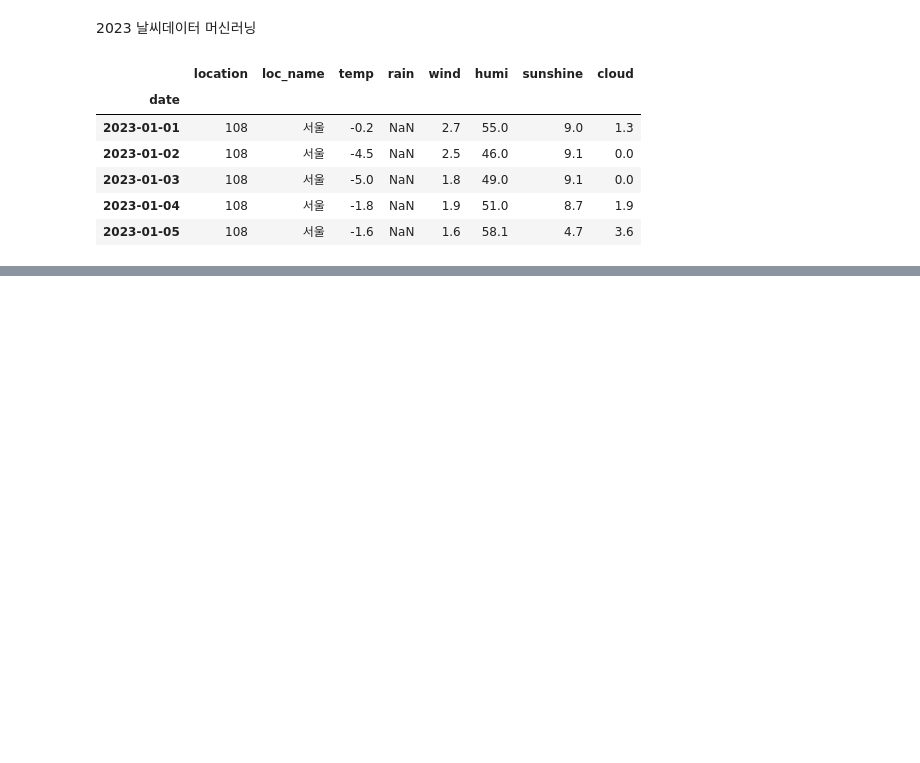
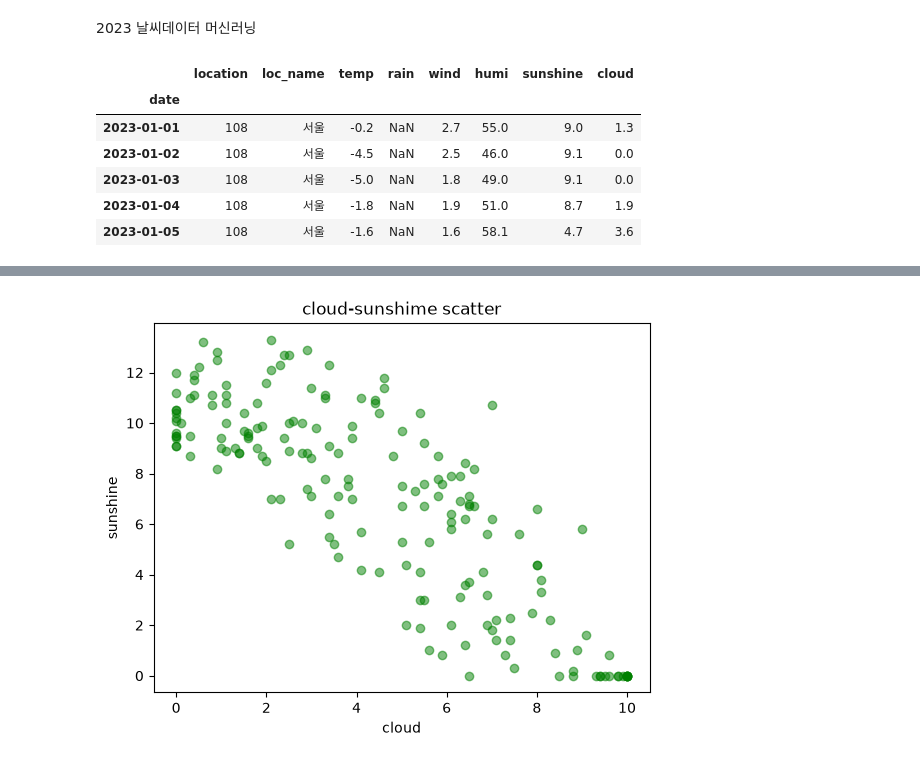
Before and after one commit to njiix47/2026-2-ai-class, a Jupyter notebook: 2023weather.ipynb, the cells around one changed output, grey strips where cells are left out. Cells and saved outputs as stored; diff of their text form; code cells hidden in the pictures; blank space fills up the shorter version.

```diff
--- a/2023weather.ipynb
+++ b/2023weather.ipynb
@@ -42,0 +77,10 @@ memory usage: 8.6 KB
+# %%
+x = weather['cloud']
+y = weather['sunshine']
+plt.scatter(x, y, color = 'green', alpha = 0.5)
+plt.title('cloud-sunshime scatter')
+plt.xlabel('cloud')
+plt.ylabel('sunshine')
+plt.show()
+# %% [output]
+[figure, added]
```
Also changed, not shown: parts of 9 cells of this notebook, 3 other files.
